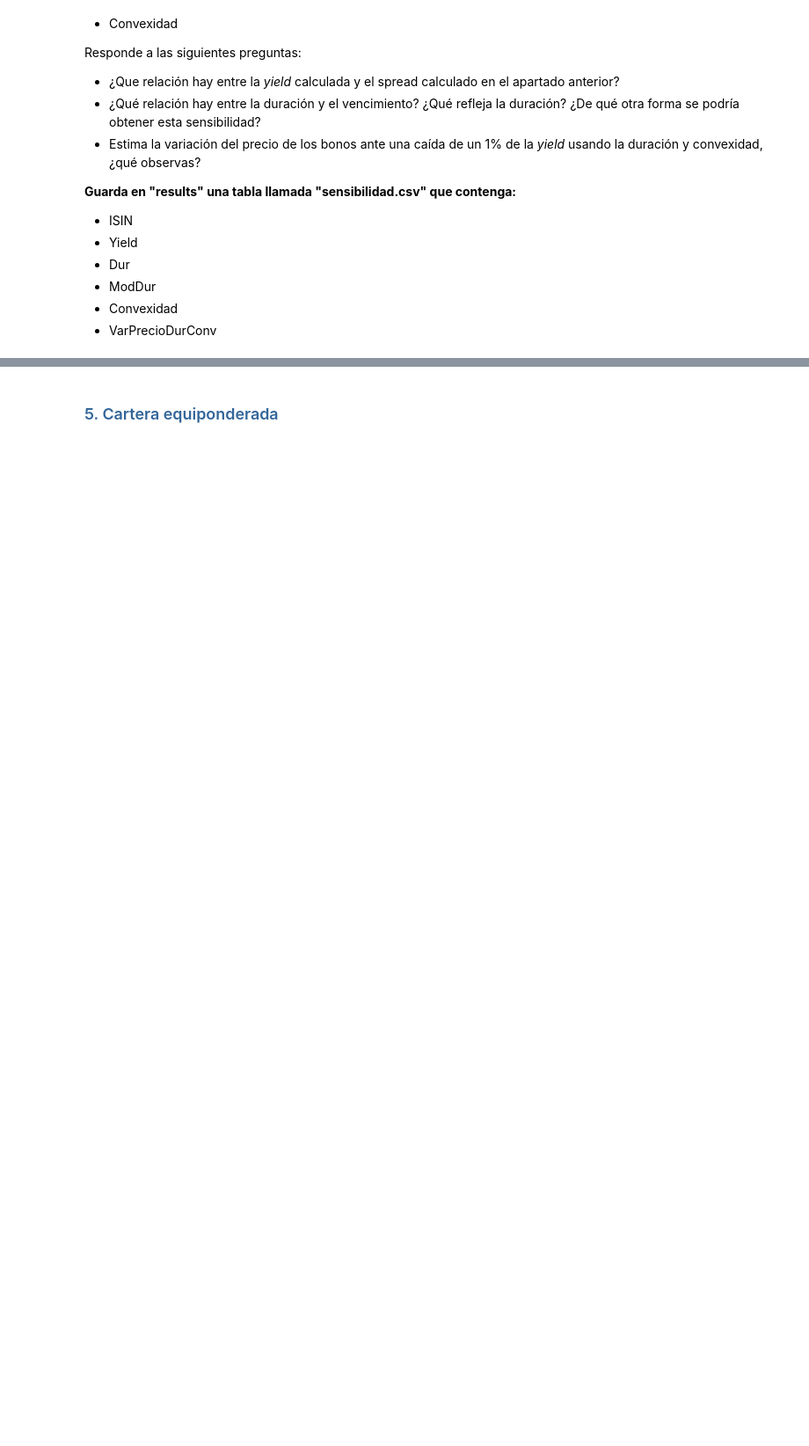
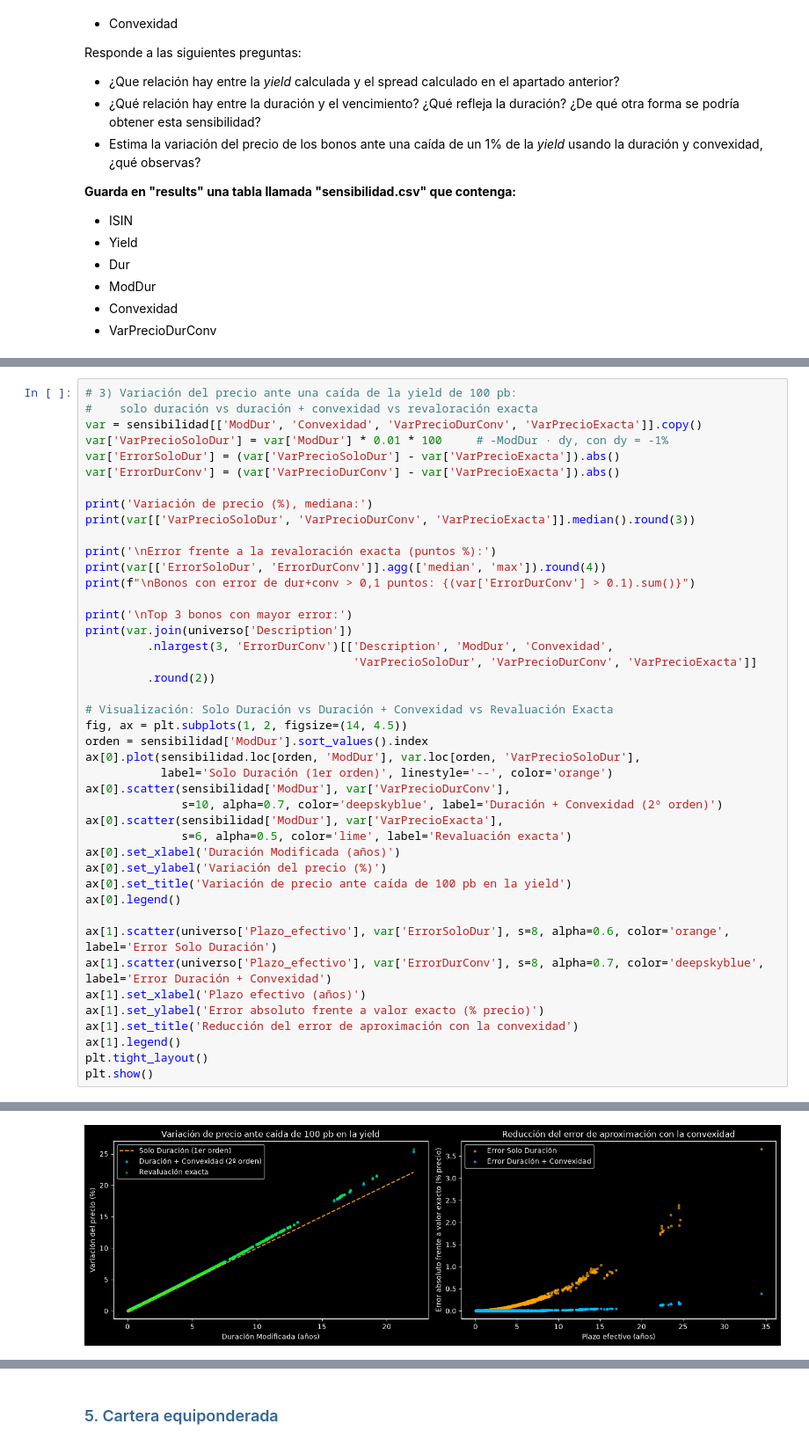
Before and after one commit to modetpablo-dot/Taller_renta_fija_Pablo_Modet, a Jupyter notebook: src/analisis_cartera.ipynb, the cells around one changed output, grey strips where cells are left out. Shown at 88% size. Cells and saved outputs as stored; diff of their text form; blank space fills up the shorter version.

```diff
--- a/src/analisis_cartera.ipynb
+++ b/src/analisis_cartera.ipynb
@@ -1617,0 +1489,44 @@ $$\left(\frac{\Delta P}{P}\right)_{\text{exacto}} = \frac{\sum_{i=1}^n CF_i \cdo
+# %%
+# 3) Variación del precio ante una caída de la yield de 100 pb:
+#    solo duración vs duración + convexidad vs revaloración exacta
+var = sensibilidad[['ModDur', 'Convexidad', 'VarPrecioDurConv', 'VarPrecioExacta']].copy()
+var['VarPrecioSoloDur'] = var['ModDur'] * 0.01 * 100     # -ModDur · dy, con dy = -1%
+var['ErrorSoloDur'] = (var['VarPrecioSoloDur'] - var['VarPrecioExacta']).abs()
+var['ErrorDurConv'] = (var['VarPrecioDurConv'] - var['VarPrecioExacta']).abs()
+
+print('Variación de precio (%), mediana:')
+print(var[['VarPrecioSoloDur', 'VarPrecioDurConv', 'VarPrecioExacta']].median().round(3))
+
+print('\nError frente a la revaloración exacta (puntos %):')
+print(var[['ErrorSoloDur', 'ErrorDurConv']].agg(['median', 'max']).round(4))
+print(f"\nBonos con error de dur+conv > 0,1 puntos: {(var['ErrorDurConv'] > 0.1).sum()}")
+
+print('\nTop 3 bonos con mayor error:')
+print(var.join(universo['Description'])
+         .nlargest(3, 'ErrorDurConv')[['Description', 'ModDur', 'Convexidad',
+                                       'VarPrecioSoloDur', 'VarPrecioDurConv', 'VarPrecioExacta']]
+         .round(2))
+
+# Visualización: Solo Duración vs Duración + Convexidad vs Revaluación Exacta
+fig, ax = plt.subplots(1, 2, figsize=(14, 4.5))
+orden = sensibilidad['ModDur'].sort_values().index
+ax[0].plot(sensibilidad.loc[orden, 'ModDur'], var.loc[orden, 'VarPrecioSoloDur'],
+           label='Solo Duración (1er orden)', linestyle='--', color='orange')
+ax[0].scatter(sensibilidad['ModDur'], var['VarPrecioDurConv'],
+              s=10, alpha=0.7, color='deepskyblue', label='Duración + Convexidad (2º orden)')
+ax[0].scatter(sensibilidad['ModDur'], var['VarPrecioExacta'],
+              s=6, alpha=0.5, color='lime', label='Revaluación exacta')
+ax[0].set_xlabel('Duración Modificada (años)')
+ax[0].set_ylabel('Variación del precio (%)')
+ax[0].set_title('Variación de precio ante caída de 100 pb en la yield')
+ax[0].legend()
+
+ax[1].scatter(universo['Plazo_efectivo'], var['ErrorSoloDur'], s=8, alpha=0.6, color='orange', label='Error Solo Duración')
+ax[1].scatter(universo['Plazo_efectivo'], var['ErrorDurConv'], s=8, alpha=0.7, color='deepskyblue', label='Error Duración + Convexidad')
+ax[1].set_xlabel('Plazo efectivo (años)')
+ax[1].set_ylabel('Error absoluto frente a valor exacto (% precio)')
+ax[1].set_title('Reducción del error de aproximación con la convexidad')
+ax[1].legend()
+plt.tight_layout()
+plt.show()
+# %% [output]
@@ -1617,0 +1550 @@ $$\left(\frac{\Delta P}{P}\right)_{\text{exacto}} = \frac{\sum_{i=1}^n CF_i \cdo
+[figure, added]
```
Also changed, not shown: parts of 20 cells of this notebook, 2 other files.
